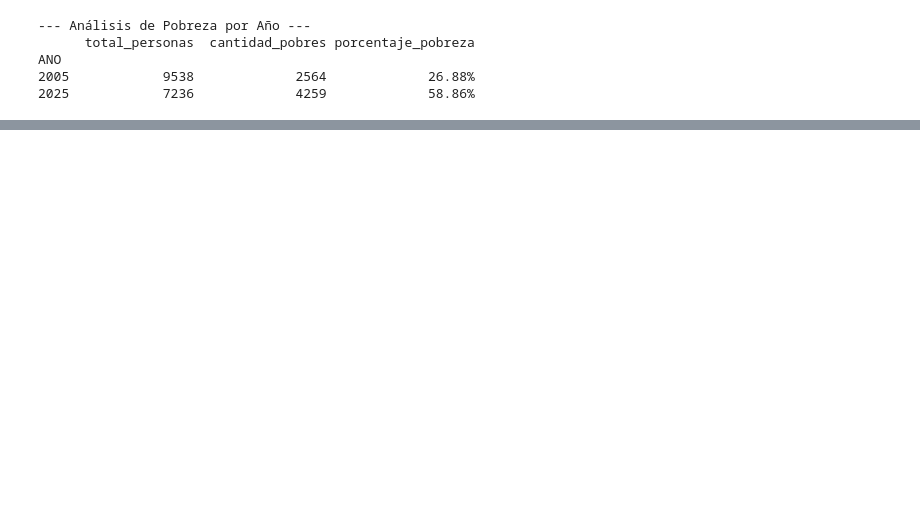
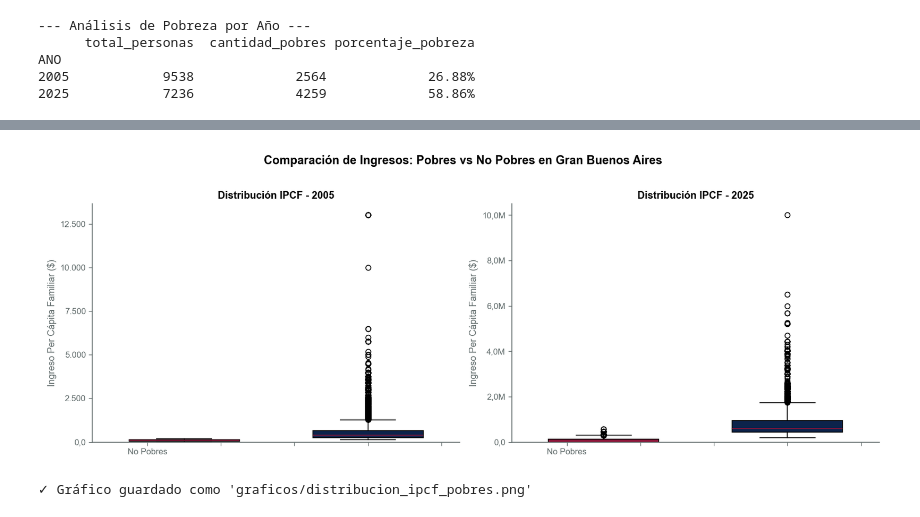
Before and after one commit to paulaleylen/BigDataUBA-Grupo10, a Jupyter notebook: TP1/Program_TP1_GrupoJLP.ipynb, the cells around one changed output, grey strips where cells are left out. Drawn from its saved outputs; the diff is of its cells as text; code cells hidden in the pictures; blank space fills up the shorter version.

```diff
--- a/TP1/Program_TP1_GrupoJLP.ipynb
+++ b/TP1/Program_TP1_GrupoJLP.ipynb
@@ -1695,0 +1818,48 @@ ANO
+# %%
+# Gráfico 1: Distribución de ingresos per cápita familiar (IPCF) por condición de pobreza
+fig, (ax1, ax2) = plt.subplots(1, 2, figsize=(14, 5))
+
+# Datos para 2005
+df_2005_plot = respondieron[respondieron['ANO'] == 2005].copy()
+pobres_2005 = df_2005_plot[df_2005_plot['pobre'] == 1]['IPCF']
+no_pobres_2005 = df_2005_plot[df_2005_plot['pobre'] == 0]['IPCF']
+
+# Datos para 2025
+df_2025_plot = respondieron[respondieron['ANO'] == 2025].copy()
+pobres_2025 = df_2025_plot[df_2025_plot['pobre'] == 1]['IPCF']
+no_pobres_2025 = df_2025_plot[df_2025_plot['pobre'] == 0]['IPCF']
+
+# Boxplot 2005
+bp1 = ax1.boxplot([pobres_2005, no_pobres_2005],
+                   labels=['Pobres', 'No Pobres'],
+                   patch_artist=True,
+                   widths=0.6)
+bp1['boxes'][0].set_facecolor(COLORES['bordo'])
+bp1['boxes'][1].set_facecolor(COLORES['azul_uba'])
+ax1.set_title('Distribución IPCF - 2005', fontsize=12, fontweight='bold')
+ax1.set_ylabel('Ingreso Per Cápita Familiar ($)')
+formatear_ejes(ax1, y_as='numero')
+forzar_y_cero(ax1)
+
+# Boxplot 2025
+bp2 = ax2.boxplot([pobres_2025, no_pobres_2025],
+                   labels=['Pobres', 'No Pobres'],
+                   patch_artist=True,
+                   widths=0.6)
+bp2['boxes'][0].set_facecolor(COLORES['bordo'])
+bp2['boxes'][1].set_facecolor(COLORES['azul_uba'])
+ax2.set_title('Distribución IPCF - 2025', fontsize=12, fontweight='bold')
+ax2.set_ylabel('Ingreso Per Cápita Familiar ($)')
+formatear_ejes(ax2, y_as='numero')
+forzar_y_cero(ax2)
+
+plt.suptitle('Comparación de Ingresos: Pobres vs No Pobres en Gran Buenos Aires',
+             fontsize=14, fontweight='bold', y=1.02)
+plt.tight_layout()
+plt.savefig('graficos/distribucion_ipcf_pobres.png', dpi=300, bbox_inches='tight')
+plt.show()
+
+print("\n✓ Gráfico guardado como 'graficos/distribucion_ipcf_pobres.png'")
+# %% [output]
+[figure, added]
+✓ Gráfico guardado como 'graficos/distribucion_ipcf_pobres.png'
```
Also changed, not shown: parts of 26 cells of this notebook, 8 other files.
